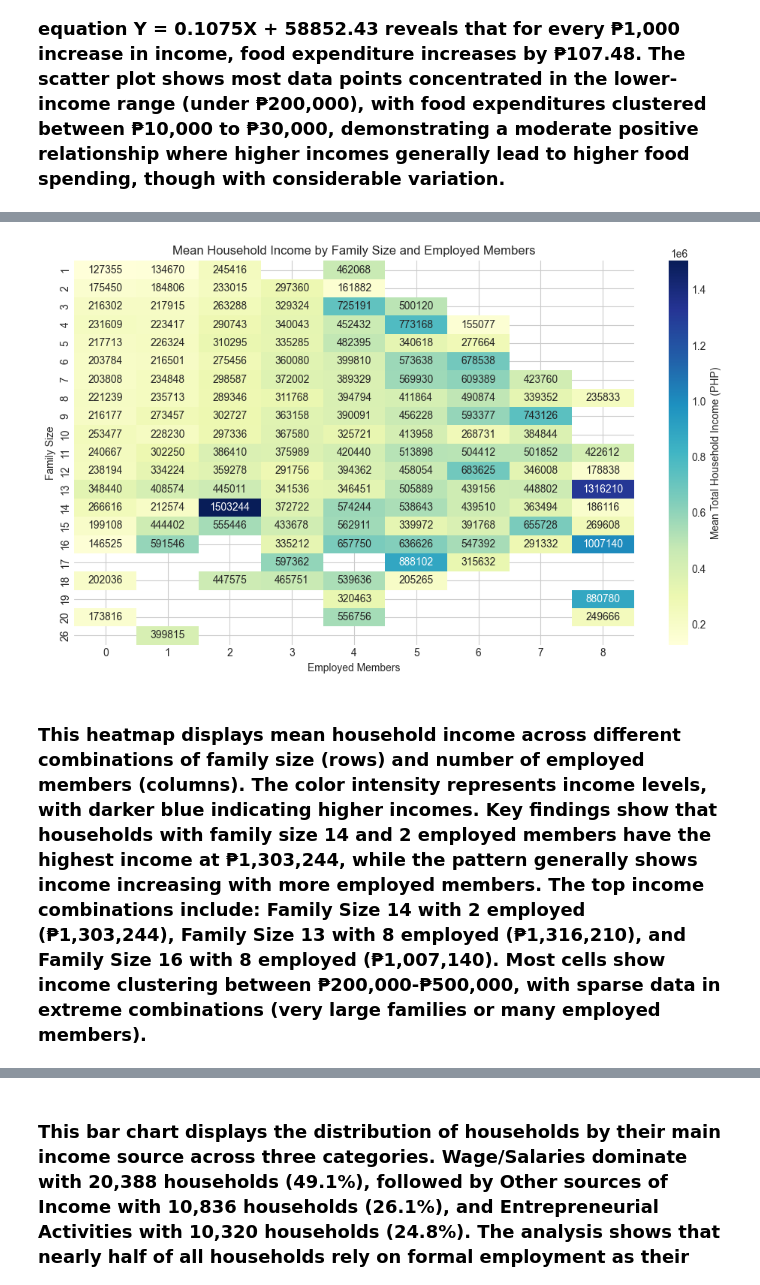
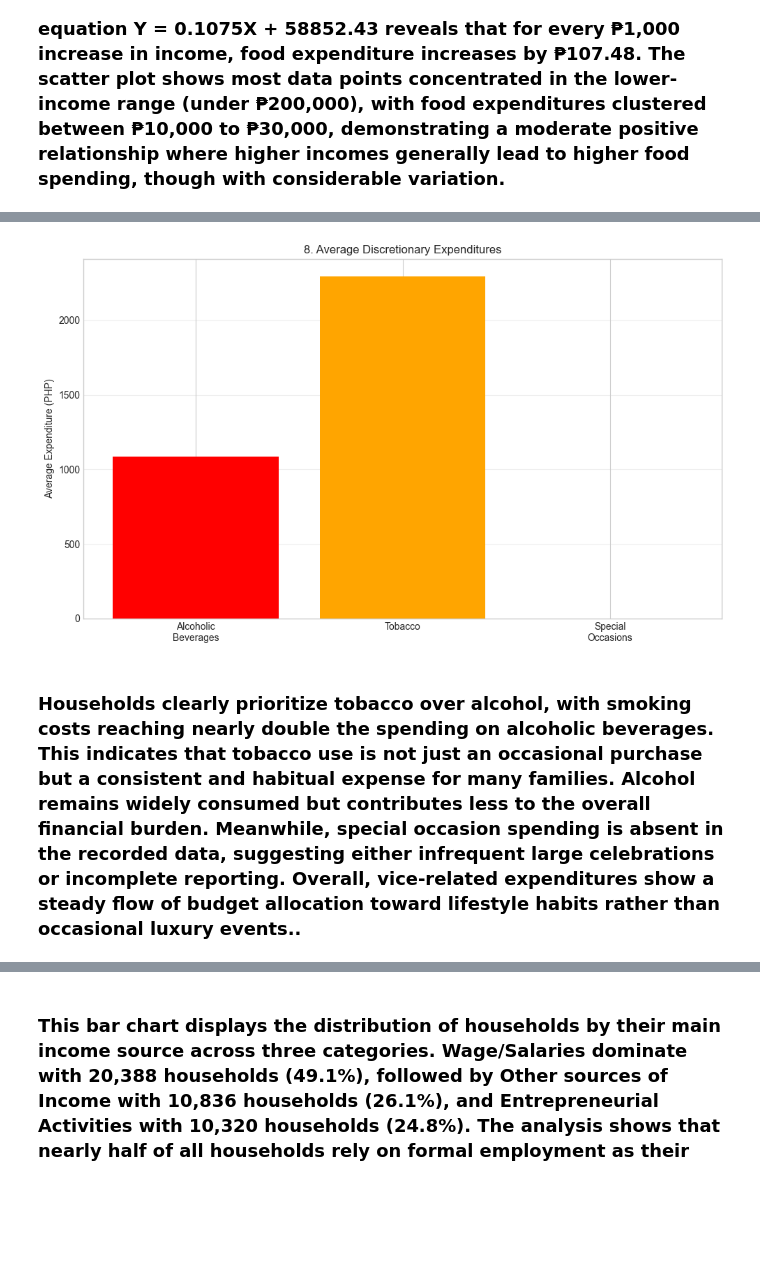
Before and after one commit to Johnjsp/Titanic_Machine_Learning, a Jupyter notebook: Project6/FINALSPROJECT.ipynb, the cells around one changed output, grey strips where cells are left out. Drawn from its saved outputs; the diff is of its cells as text; code cells hidden in the pictures; blank space fills up the shorter version.

```diff
--- a/Project6/FINALSPROJECT.ipynb
+++ b/Project6/FINALSPROJECT.ipynb
@@ -381,36 +381,44 @@ food expenditure increases by ₱107.48
 # %% [markdown]
 <h3>INSIGHTS: This scatter plot illustrates the relationship between total household income and total food expenditure using a sample of 5,000 households. The linear regression analysis shows a positive correlation (r = 0.6318) with an R-squared value of 0.3992, indicating that approximately 40% of the variation in food expenditure can be explained by household income. The regression equation Y = 0.1075X + 58852.43 reveals that for every ₱1,000 increase in income, food expenditure increases by ₱107.48. The scatter plot shows most data points concentrated in the lower-income range (under ₱200,000), with food expenditures clustered between ₱10,000 to ₱30,000, demonstrating a moderate positive relationship where higher incomes generally lead to higher food spending, though with considerable variation.</h3>
 # %%
-print("\n=== Prediction 3: Income by Family Size & Employment ===\n")
+print("\n\n=== Prediction 8: Vice & Discretionary Spending ===\n")
 
-# Auto-detect column names
-family_col = None
-employed_col = None
+# Alcohol and tobacco
+avg_alcohol = df['Alcoholic Beverages Expenditure'].mean()
+avg_tobacco = df['Tobacco Expenditure'].mean()
+households_alcohol = (df['Alcoholic Beverages Expenditure'] > 0).sum()
+households_tobacco = (df['Tobacco Expenditure'] > 0).sum()
 
+print(f"Alcoholic Beverages:")
+print(f"  Average Expenditure: ₱{avg_alcohol:,.2f}")
+print(f"  Households consuming: {households_alcohol:,} ({households_alcohol/len(df)*100:.1f}%)")
+
+print(f"\nTobacco:")
+print(f"  Average Expenditure: ₱{avg_tobacco:,.2f}")
+print(f"  Households consuming: {households_tobacco:,} ({households_tobacco/len(df)*100:.1f}%)")
+
+# Special occasions (check if column exists)
+special_col = None
 for col in df.columns:
-    if 'family' in col.lower() and 'size' in col.lower():
-        family_col = col
-    if 'employed' in col.lower() and 'member' in col.lower():
-        employed_col = col
+    if 'special' in col.lower() and 'occasion' in col.lower():
+        special_col = col
+        break
 
-if family_col and employed_col:
-    # Create heatmap data
-    heatmap_data = df.groupby([family_col, employed_col])['Total Household Income'].mean()
-    heatmap_pivot = heatmap_data.unstack()
+if special_col:
+    avg_special = df[special_col].mean()
+    print(f"\nSpecial Occasions Average: ₱{avg_special:,.2f}")
+else:
+    avg_special = 0
+    print(f"\nSpecial Occasions: Column not found")
 
-    print("Top income combinations (Family Size, Employed Members):")
-    for idx, val in heatmap_data.nlargest(5).items():
-        print(f"  Family Size {idx[0]}, {idx[1]} employed: ₱{val:,.2f}")
-
-    plt.figure(figsize=(10, 6))
-    sns.heatmap(heatmap_pivot, annot=True, fmt='.0f', cmap='YlGnBu',
-                cbar_kws={'label': 'Mean Total Household Income (PHP)'})
-    plt.title('Mean Household Income by Family Size and Employed Members')
-    plt.xlabel(employed_col)
-    plt.ylabel(family_col)
-    plt.tight_layout()
-    plt.show()
-else:
-    print("Could not find family size or employed members columns")
-    print("Available columns:", [col for col in df.columns if 'family' in col.lower() or 'employ' in col.lower()])
+plt.figure(figsize=(10, 6))
+categories = ['Alcoholic\nBeverages', 'Tobacco', 'Special\nOccasions']
+averages = [avg_alcohol, avg_tobacco, avg_special]
+plt.bar(categories, averages, color=['red', 'orange', 'purple'])
+plt.title('8. Average Discretionary Expenditures')
+plt.ylabel('Average Expenditure (PHP)')
+plt.ticklabel_format(style='plain', axis='y')
+plt.grid(axis='y', alpha=0.3)
+plt.tight_layout()
+plt.show()
 # %% [output]
@@ -425,4 +436,4 @@ Top income combinations (Family Size, Employed Members):
-[figure, old version]
+[figure, new version]
 # %% [markdown]
-<h3>This heatmap displays mean household income across different combinations of family size (rows) and number of employed members (columns). The color intensity represents income levels, with darker blue indicating higher incomes. Key findings show that households with family size 14 and 2 employed members have the highest income at ₱1,303,244, while the pattern generally shows income increasing with more employed members. The top income combinations include: Family Size 14 with 2 employed (₱1,303,244), Family Size 13 with 8 employed (₱1,316,210), and Family Size 16 with 8 employed (₱1,007,140). Most cells show income clustering between ₱200,000-₱500,000, with sparse data in extreme combinations (very large families or many employed members).</h3>
+<h3>Households clearly prioritize tobacco over alcohol, with smoking costs reaching nearly double the spending on alcoholic beverages. This indicates that tobacco use is not just an occasional purchase but a consistent and habitual expense for many families. Alcohol remains widely consumed but contributes less to the overall financial burden. Meanwhile, special occasion spending is absent in the recorded data, suggesting either infrequent large celebrations or incomplete reporting. Overall, vice-related expenditures show a steady flow of budget allocation toward lifestyle habits rather than occasional luxury events..</h3>
 # %%
```
Also changed, not shown: parts of 11 cells of this notebook.
